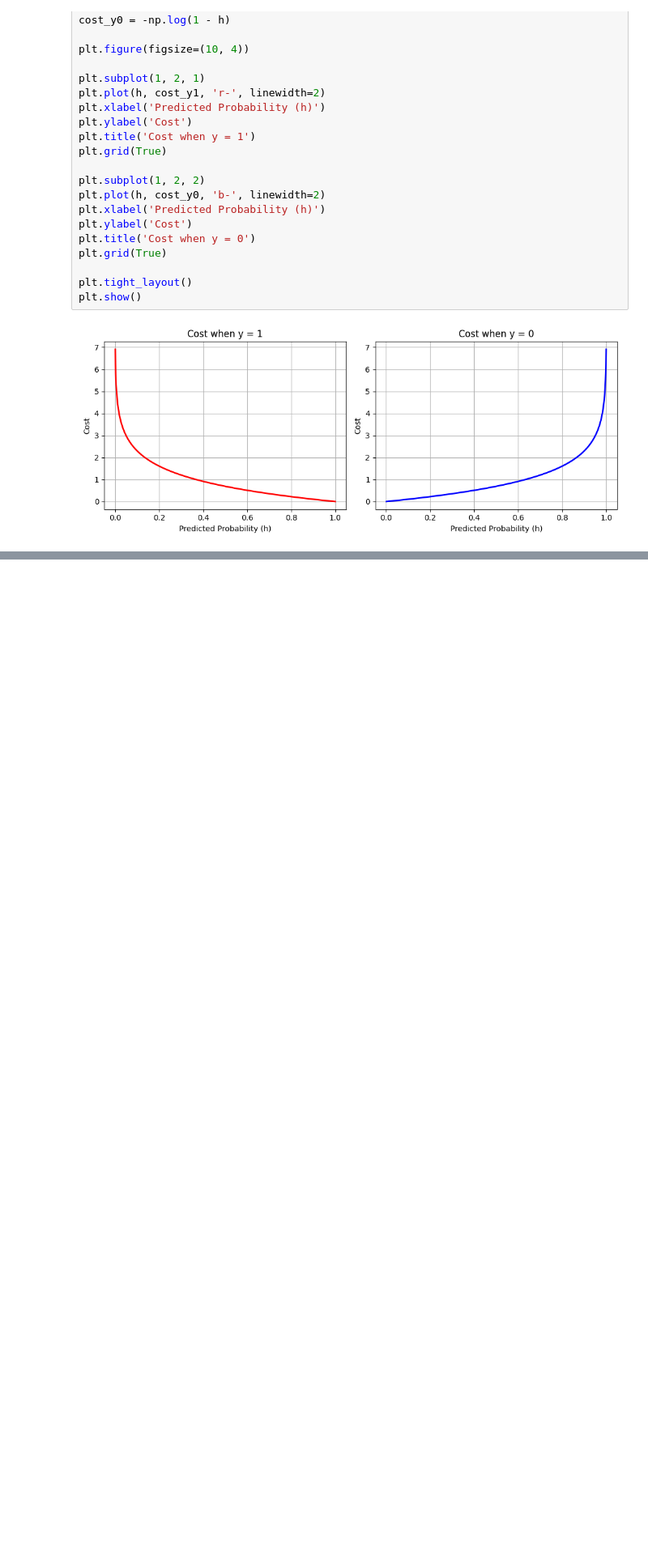
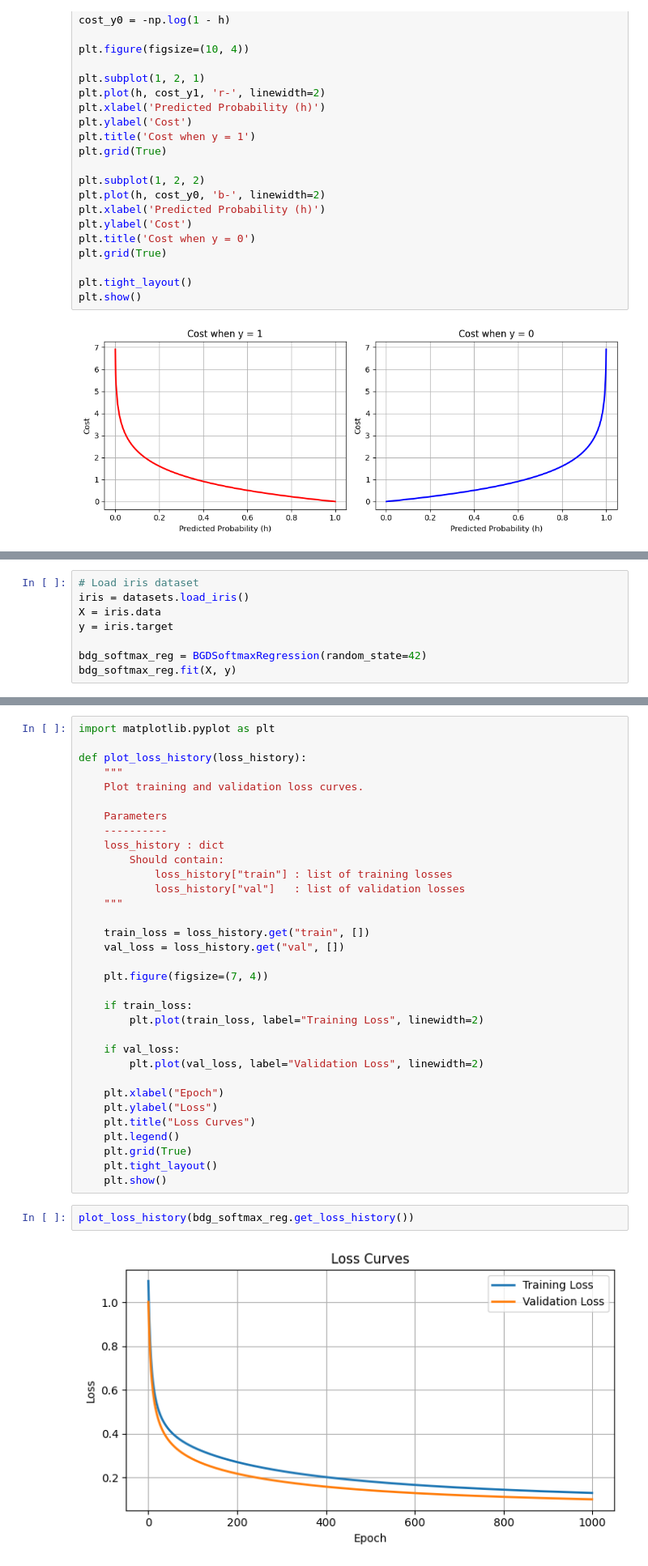
Before and after one commit to black-coda/ml-101-algo-implementation, a Jupyter notebook: linear.ipynb, the cells around one changed output, grey strips where cells are left out. Shown at 81% size. Cells and saved outputs as stored; diff of their text form; blank space fills up the shorter version.

Commit message:
implemented BGD softmax regression

```diff
--- a/linear.ipynb
+++ b/linear.ipynb
@@ -437,0 +1052,8 @@ Theta (parameters): [-0.55725671  0.67616134  3.39366599]
+# %%
+# Load iris dataset
+iris = datasets.load_iris()
+X = iris.data
+y = iris.target
+
+bdg_softmax_reg = BGDSoftmaxRegression(random_state=42)
+bdg_softmax_reg.fit(X, y)
@@ -437,0 +1062,37 @@ Theta (parameters): [-0.55725671  0.67616134  3.39366599]
+# %%
+import matplotlib.pyplot as plt
+
+def plot_loss_history(loss_history):
+    """
+    Plot training and validation loss curves.
+
+    Parameters
+    ----------
+    loss_history : dict
+        Should contain:
+            loss_history["train"] : list of training losses
+            loss_history["val"]   : list of validation losses
+    """
+
+    train_loss = loss_history.get("train", [])
+    val_loss = loss_history.get("val", [])
+
+    plt.figure(figsize=(7, 4))
+
+    if train_loss:
+        plt.plot(train_loss, label="Training Loss", linewidth=2)
+
+    if val_loss:
+        plt.plot(val_loss, label="Validation Loss", linewidth=2)
+
+    plt.xlabel("Epoch")
+    plt.ylabel("Loss")
+    plt.title("Loss Curves")
+    plt.legend()
+    plt.grid(True)
+    plt.tight_layout()
+    plt.show()
+# %%
+plot_loss_history(bdg_softmax_reg.get_loss_history())
+# %% [output]
+[figure, added]
```
Also changed, not shown: parts of 23 cells of this notebook, 2 other files.
